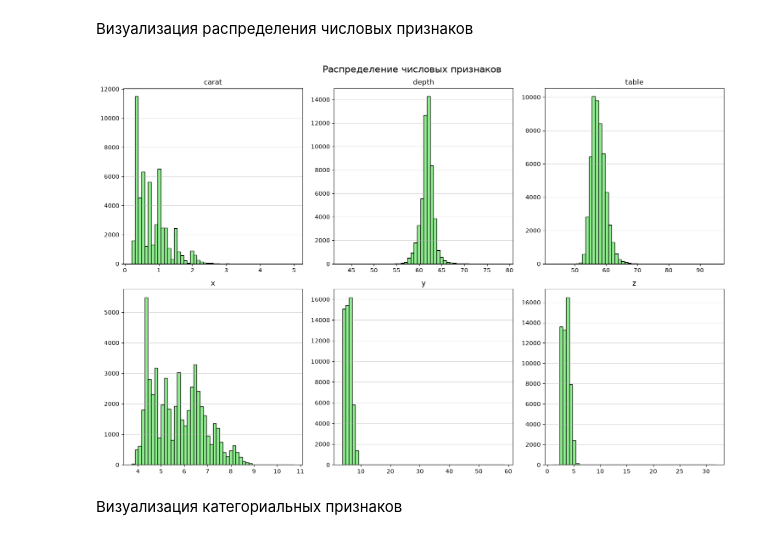
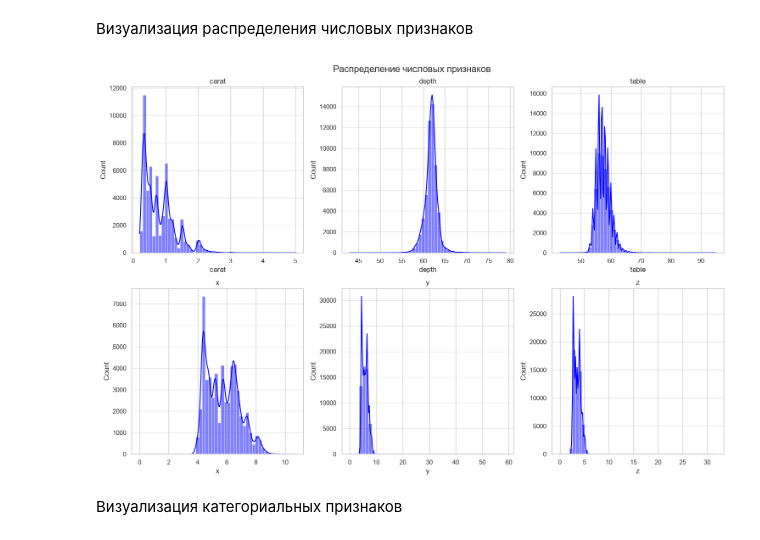
Before and after one commit to violllin/lab1_regression, a Jupyter notebook: lab1.ipynb, the cells around one changed output. Drawn from its saved outputs; the diff is of its cells as text; code cells hidden in the pictures.

```diff
--- a/lab1.ipynb
+++ b/lab1.ipynb
@@ -131,19 +131,19 @@ plt.show()
 # %%
 numeric_features = ['carat', 'depth', 'table', 'x', 'y', 'z']
 
 fig, axes = plt.subplots(2, 3, figsize=(15, 10))
 fig.suptitle('Распределение числовых признаков', fontsize=16)
 
 for i, col in enumerate(numeric_features):
     ax = axes[i//3, i%3]
-    ax.hist(df[col], bins=50, color='lightgreen', edgecolor='black')
+    sns.histplot(df[col], bins=50, kde=True, color='blue', ax=ax)
     ax.set_title(col)
     ax.grid(axis='y', alpha=0.5)
 
 plt.tight_layout()
 plt.show()
 # %% [output]
-[figure, old version]
+[figure, new version]
 # %% [markdown]
 Визуализация категориальных признаков
 # %%
```
Also changed, not shown: parts of 18 cells of this notebook.
